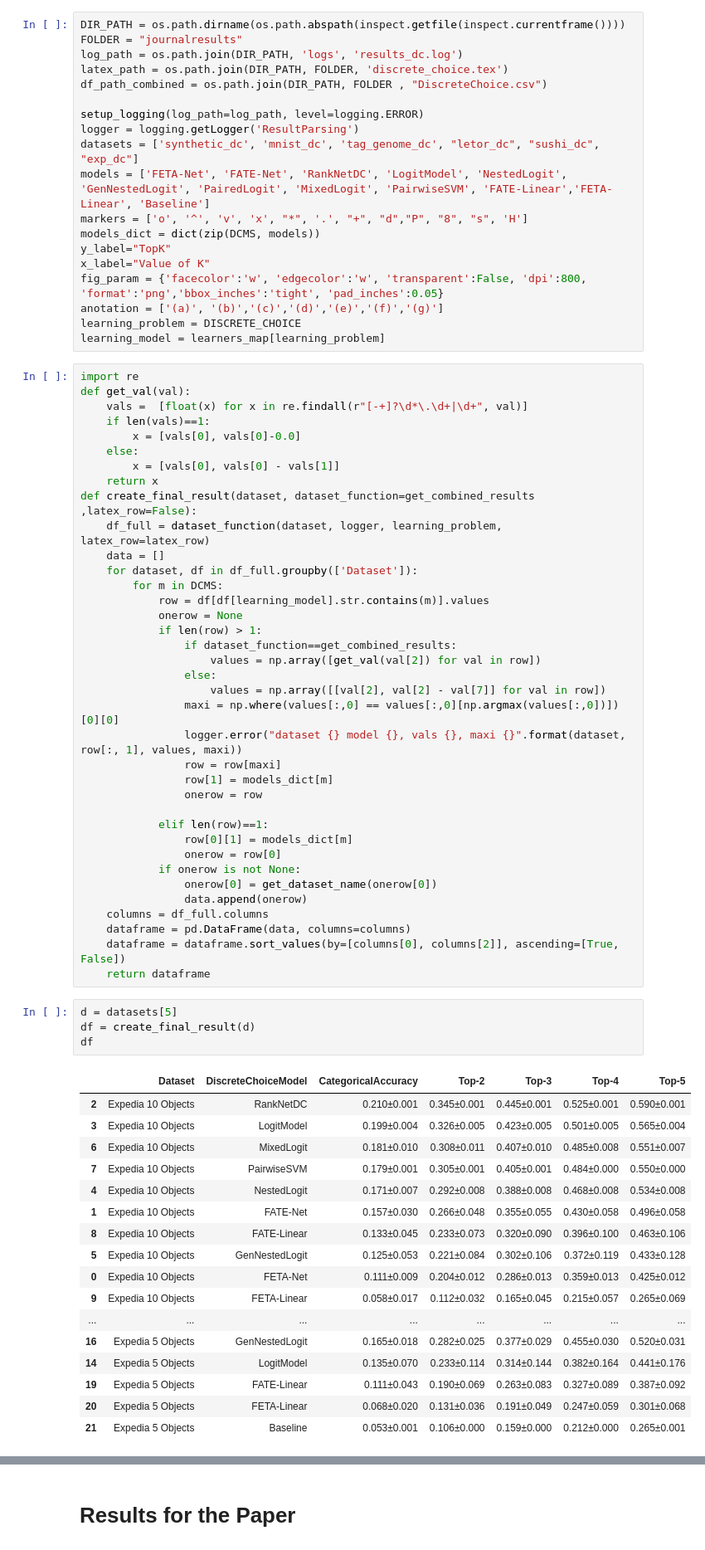
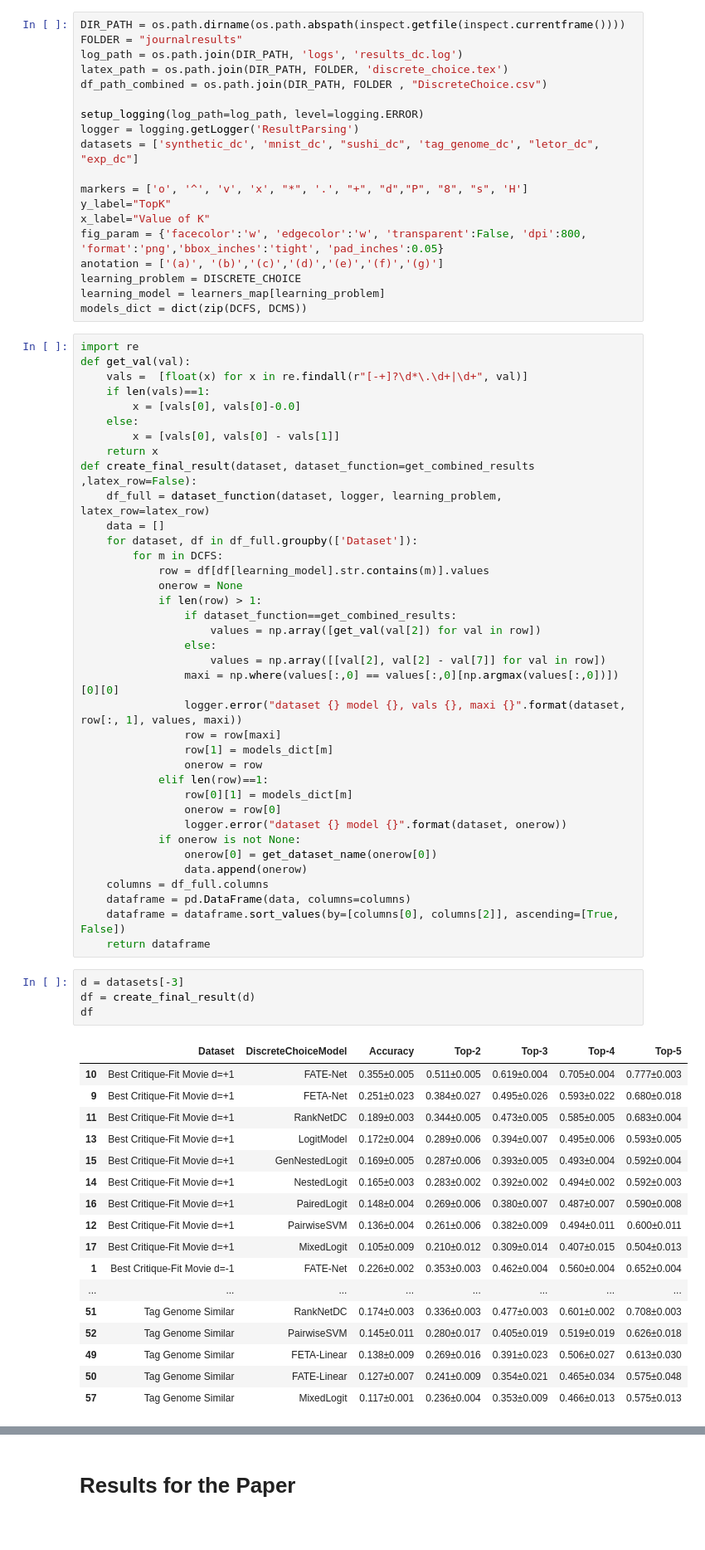
Before and after one commit to kiudee/cs-ranking, a Jupyter notebook: experiments/result_dc.ipynb, the cells around one changed output, grey strips where cells are left out. Shown at 83% size. Drawn from its saved outputs; the diff is of its cells as text.

```diff
--- a/experiments/result_dc.ipynb
+++ b/experiments/result_dc.ipynb
@@ -26,16 +23,16 @@ df_path_combined = os.path.join(DIR_PATH, FOLDER , "DiscreteChoice.csv")
 
 setup_logging(log_path=log_path, level=logging.ERROR)
 logger = logging.getLogger('ResultParsing')
-datasets = ['synthetic_dc', 'mnist_dc', 'tag_genome_dc', "letor_dc", "sushi_dc", "exp_dc"]
-models = ['FETA-Net', 'FATE-Net', 'RankNetDC', 'LogitModel', 'NestedLogit', 'GenNestedLogit', 'PairedLogit', 'MixedLogit', 'PairwiseSVM', 'FATE-Linear','FETA-Linear', 'Baseline']
+datasets = ['synthetic_dc', 'mnist_dc', "sushi_dc", 'tag_genome_dc', "letor_dc", "exp_dc"]
+
 markers = ['o', '^', 'v', 'x', "*", '.', "+", "d","P", "8", "s", 'H']
-models_dict = dict(zip(DCMS, models))
 y_label="TopK"
 x_label="Value of K"
 fig_param = {'facecolor':'w', 'edgecolor':'w', 'transparent':False, 'dpi':800, 'format':'png','bbox_inches':'tight', 'pad_inches':0.05}
 anotation = ['(a)', '(b)','(c)','(d)','(e)','(f)','(g)']
 learning_problem = DISCRETE_CHOICE
 learning_model = learners_map[learning_problem]
+models_dict = dict(zip(DCFS, DCMS))
 # %%
 import re
 def get_val(val):
@@ -49,7 +46,7 @@ def create_final_result(dataset, dataset_function=get_combined_results ,latex_ro
     df_full = dataset_function(dataset, logger, learning_problem, latex_row=latex_row)
     data = []
     for dataset, df in df_full.groupby(['Dataset']):
-        for m in DCMS:
+        for m in DCFS:
             row = df[df[learning_model].str.contains(m)].values
             onerow = None
             if len(row) > 1:
@@ -62,10 +59,10 @@ def create_final_result(dataset, dataset_function=get_combined_results ,latex_ro
                 row = row[maxi]
                 row[1] = models_dict[m]
                 onerow = row
-
             elif len(row)==1:
                 row[0][1] = models_dict[m]
                 onerow = row[0]
+                logger.error("dataset {} model {}".format(dataset, onerow))
             if onerow is not None:
                 onerow[0] = get_dataset_name(onerow[0])
                 data.append(onerow)
@@ -74,24 +71,24 @@ def create_final_result(dataset, dataset_function=get_combined_results ,latex_ro
     dataframe = dataframe.sort_values(by=[columns[0], columns[2]], ascending=[True, False])
     return dataframe
 # %%
-d = datasets[5]
+d = datasets[-3]
 df = create_final_result(d)
 df
 # %% [output]
-|  | Dataset | DiscreteChoiceModel | CategoricalAccuracy | Top-2 | Top-3 | Top-4 | Top-5 |
-| 2 | Expedia 10 Objects | RankNetDC | 0.210±0.001 | 0.345±0.001 | 0.445±0.001 | 0.525±0.001 | 0.590±0.001 |
-| 3 | Expedia 10 Objects | LogitModel | 0.199±0.004 | 0.326±0.005 | 0.423±0.005 | 0.501±0.005 | 0.565±0.004 |
-| 6 | Expedia 10 Objects | MixedLogit | 0.181±0.010 | 0.308±0.011 | 0.407±0.010 | 0.485±0.008 | 0.551±0.007 |
-| 7 | Expedia 10 Objects | PairwiseSVM | 0.179±0.001 | 0.305±0.001 | 0.405±0.001 | 0.484±0.000 | 0.550±0.000 |
-| 4 | Expedia 10 Objects | NestedLogit | 0.171±0.007 | 0.292±0.008 | 0.388±0.008 | 0.468±0.008 | 0.534±0.008 |
-| 1 | Expedia 10 Objects | FATE-Net | 0.157±0.030 | 0.266±0.048 | 0.355±0.055 | 0.430±0.058 | 0.496±0.058 |
-| 8 | Expedia 10 Objects | FATE-Linear | 0.133±0.045 | 0.233±0.073 | 0.320±0.090 | 0.396±0.100 | 0.463±0.106 |
-| 5 | Expedia 10 Objects | GenNestedLogit | 0.125±0.053 | 0.221±0.084 | 0.302±0.106 | 0.372±0.119 | 0.433±0.128 |
-| 0 | Expedia 10 Objects | FETA-Net | 0.111±0.009 | 0.204±0.012 | 0.286±0.013 | 0.359±0.013 | 0.425±0.012 |
-| 9 | Expedia 10 Objects | FETA-Linear | 0.058±0.017 | 0.112±0.032 | 0.165±0.045 | 0.215±0.057 | 0.265±0.069 |
+|  | Dataset | DiscreteChoiceModel | Accuracy | Top-2 | Top-3 | Top-4 | Top-5 |
+| 10 | Best Critique-Fit Movie d=+1 | FATE-Net | 0.355±0.005 | 0.511±0.005 | 0.619±0.004 | 0.705±0.004 | 0.777±0.003 |
+| 9 | Best Critique-Fit Movie d=+1 | FETA-Net | 0.251±0.023 | 0.384±0.027 | 0.495±0.026 | 0.593±0.022 | 0.680±0.018 |
+| 11 | Best Critique-Fit Movie d=+1 | RankNetDC | 0.189±0.003 | 0.344±0.005 | 0.473±0.005 | 0.585±0.005 | 0.683±0.004 |
+| 13 | Best Critique-Fit Movie d=+1 | LogitModel | 0.172±0.004 | 0.289±0.006 | 0.394±0.007 | 0.495±0.006 | 0.593±0.005 |
+| 15 | Best Critique-Fit Movie d=+1 | GenNestedLogit | 0.169±0.005 | 0.287±0.006 | 0.393±0.005 | 0.493±0.004 | 0.592±0.004 |
+| 14 | Best Critique-Fit Movie d=+1 | NestedLogit | 0.165±0.003 | 0.283±0.002 | 0.392±0.002 | 0.494±0.002 | 0.592±0.003 |
+| 16 | Best Critique-Fit Movie d=+1 | PairedLogit | 0.148±0.004 | 0.269±0.006 | 0.380±0.007 | 0.487±0.007 | 0.590±0.008 |
+| 12 | Best Critique-Fit Movie d=+1 | PairwiseSVM | 0.136±0.004 | 0.261±0.006 | 0.382±0.009 | 0.494±0.011 | 0.600±0.011 |
+| 17 | Best Critique-Fit Movie d=+1 | MixedLogit | 0.105±0.009 | 0.210±0.012 | 0.309±0.014 | 0.407±0.015 | 0.504±0.013 |
+| 1 | Best Critique-Fit Movie d=-1 | FATE-Net | 0.226±0.002 | 0.353±0.003 | 0.462±0.004 | 0.560±0.004 | 0.652±0.004 |
 | ... | ... | ... | ... | ... | ... | ... | ... |
-| 16 | Expedia 5 Objects | GenNestedLogit | 0.165±0.018 | 0.282±0.025 | 0.377±0.029 | 0.455±0.030 | 0.520±0.031 |
-| 14 | Expedia 5 Objects | LogitModel | 0.135±0.070 | 0.233±0.114 | 0.314±0.144 | 0.382±0.164 | 0.441±0.176 |
-| 19 | Expedia 5 Objects | FATE-Linear | 0.111±0.043 | 0.190±0.069 | 0.263±0.083 | 0.327±0.089 | 0.387±0.092 |
-| 20 | Expedia 5 Objects | FETA-Linear | 0.068±0.020 | 0.131±0.036 | 0.191±0.049 | 0.247±0.059 | 0.301±0.068 |
-| 21 | Expedia 5 Objects | Baseline | 0.053±0.001 | 0.106±0.000 | 0.159±0.000 | 0.212±0.000 | 0.265±0.001 |
+| 51 | Tag Genome Similar | RankNetDC | 0.174±0.003 | 0.336±0.003 | 0.477±0.003 | 0.601±0.002 | 0.708±0.003 |
+| 52 | Tag Genome Similar | PairwiseSVM | 0.145±0.011 | 0.280±0.017 | 0.405±0.019 | 0.519±0.019 | 0.626±0.018 |
+| 49 | Tag Genome Similar | FETA-Linear | 0.138±0.009 | 0.269±0.016 | 0.391±0.023 | 0.506±0.027 | 0.613±0.030 |
+| 50 | Tag Genome Similar | FATE-Linear | 0.127±0.007 | 0.241±0.009 | 0.354±0.021 | 0.465±0.034 | 0.575±0.048 |
+| 57 | Tag Genome Similar | MixedLogit | 0.117±0.001 | 0.236±0.004 | 0.353±0.009 | 0.466±0.013 | 0.575±0.013 |
```
Also changed, not shown: parts of 19 cells of this notebook, 4 other files.
